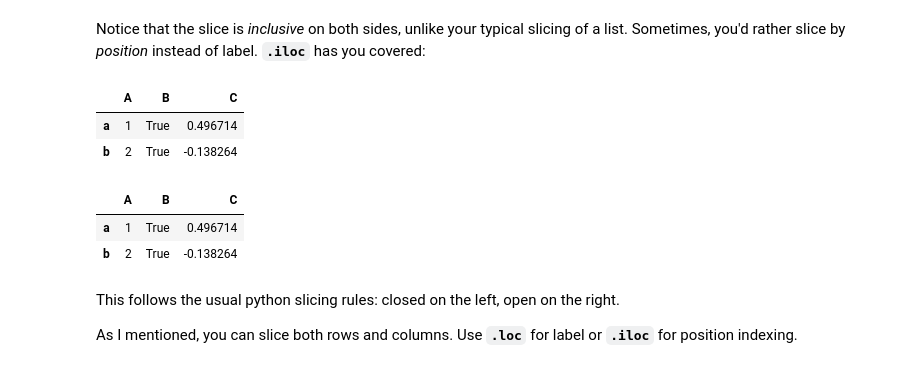
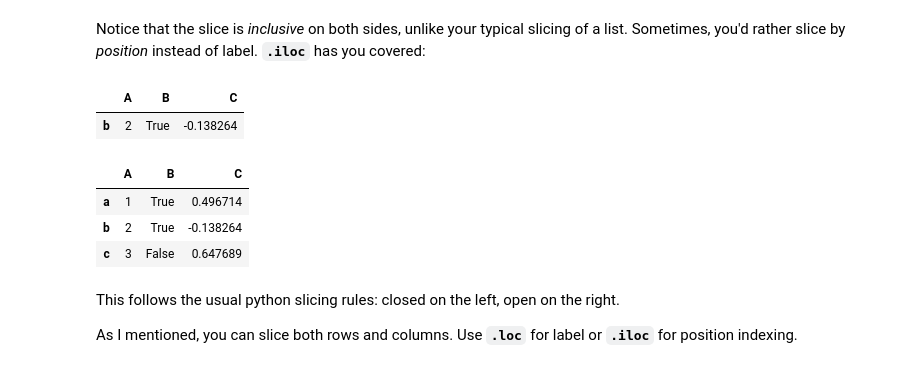
Before and after one commit to hayg25/python-teaching, a Jupyter notebook: S2/TP-Cours/Pandas/001_Python_Pandas_DataFrame.ipynb, the cells around one changed output. Saved outputs shown, nothing was run; the diff lists cells and outputs as text; code cells hidden in the pictures.

```diff
--- a/S2/TP-Cours/Pandas/001_Python_Pandas_DataFrame.ipynb
+++ b/S2/TP-Cours/Pandas/001_Python_Pandas_DataFrame.ipynb
@@ -173,17 +180,17 @@ df.loc['a':'b']
 # %% [markdown]
 Notice that the slice is *inclusive* on both sides,  unlike your typical slicing of a list. Sometimes, you'd rather slice by *position* instead of label. **`.iloc`** has you covered:
 # %%
-df.iloc[[0, 1]]
+df.iloc[[1]]
 # %% [output]
 |  | A | B | C |
-| a | 1 | True | 0.496714 |
 | b | 2 | True | -0.138264 |
 # %%
-df.iloc[:2]
+df.iloc[:3]
 # %% [output]
 |  | A | B | C |
 | a | 1 | True | 0.496714 |
 | b | 2 | True | -0.138264 |
+| c | 3 | False | 0.647689 |
 # %% [markdown]
 This follows the usual python slicing rules: closed on the left, open on the right.
 
```
Also changed, not shown: parts of 18 cells of this notebook, 1 other file.
